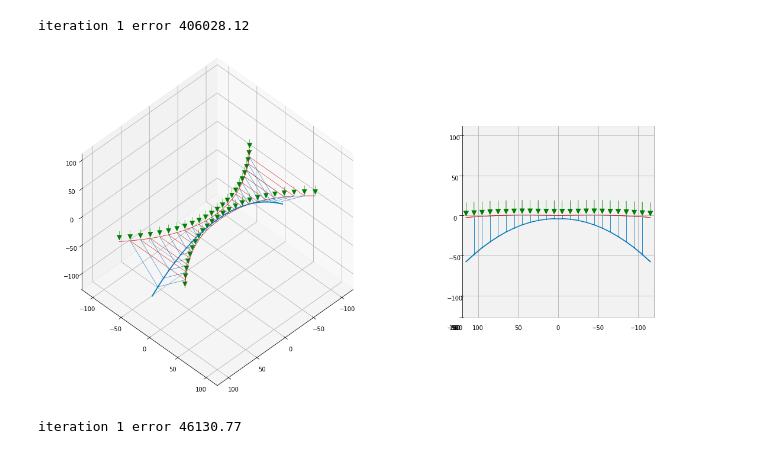
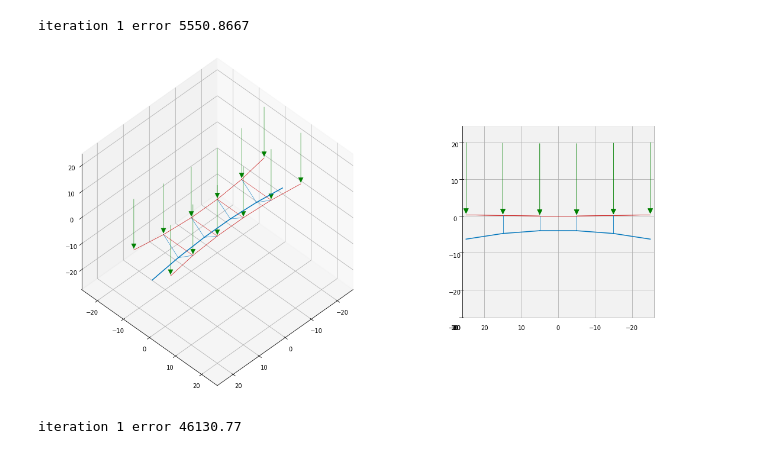
Before and after one commit to guozifeng91/cem_mini, a Jupyter notebook: src/example_bridges.ipynb, the cells around one changed output. Drawn from its saved outputs; the diff is of its cells as text; code cells hidden in the pictures.

```diff
--- a/src/example_bridges.ipynb
+++ b/src/example_bridges.ipynb
@@ -4,8 +4,6 @@ import matplotlib.pyplot as plt
 import numpy as np
 # %%
 def bridge_topology(nr,
-                    trail_len = 0,
-                    trail_len_slab = 0,
                     length = 10,
                     width = 10,
                     height = -4,
@@ -22,16 +20,10 @@ def bridge_topology(nr,
     <===/==2--/--3===> slab 2
     <==0-----5=======> slab 1
 
-    where == is the trail edge, and -- / are deviation edges
+    where == is the trail edge, and -- / are deviation edges, < and > shows the force flow direction
 
     ---- parameters ----
     nr:              number of nodes per trail paths, must >=2
-
-    trail_len:       a number or cem_mini.samplers.
-                     the default trail_len for support trail edges
-
-    trail_len_slab:  a number or cem_mini.samplers.
-                     the default trail_len for slab trail edges
 
     length:          a number or cem_mini.samplers.
                      generate the x coord of the inital nodes, also used to generate the constrained planes
@@ -46,9 +38,9 @@ def bridge_topology(nr,
                      numbers or cem_mini.samplers.
 
                      when 6 elements [A1, B1, C1, A2, B2, C2] are given,
-                     [A1, A2] will be used as the start and end dev_mag between trail paths 0 and 2 (the slab),
-                     [B1, B2] will be used as the start and end dev_mag between trail paths 0 and 1,
-                     [C1, C2] will be used as the start and end dev_mag between trail paths 1 and 2
+                     [A1, A2] will be used as the start and end dev_mag between slab 1 and slab 2,
+                     [B1, B2] will be used as the start and end dev_mag between slab 1 and support,
+                     [C1, C2] will be used as the start and end dev_mag between slab 2 and support,
 
                      when 3 elements [A, B, C] are given,
                      A will generate [A1, A2], B for [B1, B2], and C for [C1, C2]
@@ -101,13 +93,6 @@ def bridge_topology(nr,
     if hasattr(height,'__call__'):
         height=height()
 
-    # sampling the trail_len and trail_len_slab values
-    if hasattr(trail_len,'__call__'):
-        trail_len=trail_len()
-
-    if hasattr(trail_len_slab,'__call__'):
-        trail_len_slab=trail_len_slab()
-
     # sampling left_dev_mags
     if len(left_dev_mags)==2 or len(left_dev_mags)==3 or len(left_dev_mags)==6:
         if len(left_dev_mags)==2:
@@ -149,10 +134,9 @@ def bridge_topology(nr,
 
     num_nodes=graph['num_nodes']
     trail_paths=graph['trail_paths']
-    # trail 0 and 1
-    trail_length = [[trail_len_slab] * (nr-1), [trail_len] * (nr-1)]
-    # trail 0 = 2 = 3 = 5, trail 1 = 4
-    trail_length = [trail_length[0], trail_length[1], trail_length[0], trail_length[0], trail_length[1], trail_length[0]]
+
+    # trail lengths will be overrided by contrained planes, therefore the values do not matter
+    trail_length = [[0.1] * (nr-1)] * 6
 
     # in addition, deviation edges [[0, 5], [1, 4], [2, 3]] will be added
     # to connect the trail paths and the deviation edges of the two sides of the bridge
@@ -230,14 +214,14 @@ def plot_bridge(F):
 
     plt.show()
 # %%
-T = bridge_topology(12)
+T = bridge_topology(3)
 
 F, Fc= cem_mini.CEM(T,1e-7)
 
 plot_bridge(F)
 # %% [output]
-iteration 1 error 406028.12
+iteration 1 error 5550.8667
-[figure, old version]
+[figure, new version]
 # %%
 T = bridge_topology(6, left_dev_mags=[3,-3], center_dev_mags=[-50,10], height=-4)
 
```
